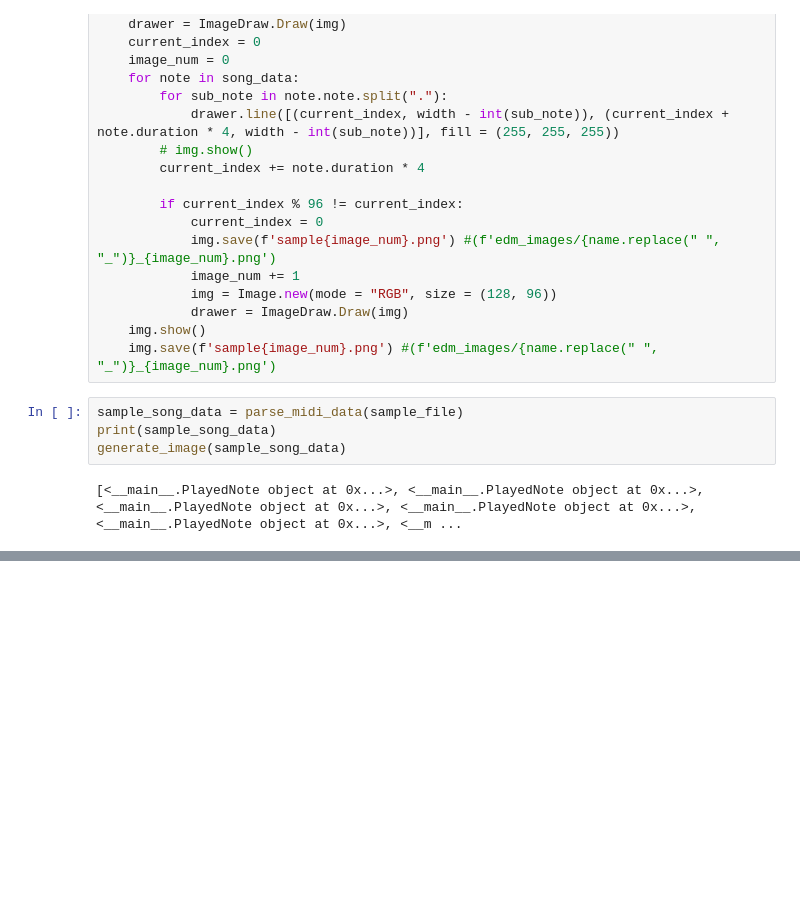
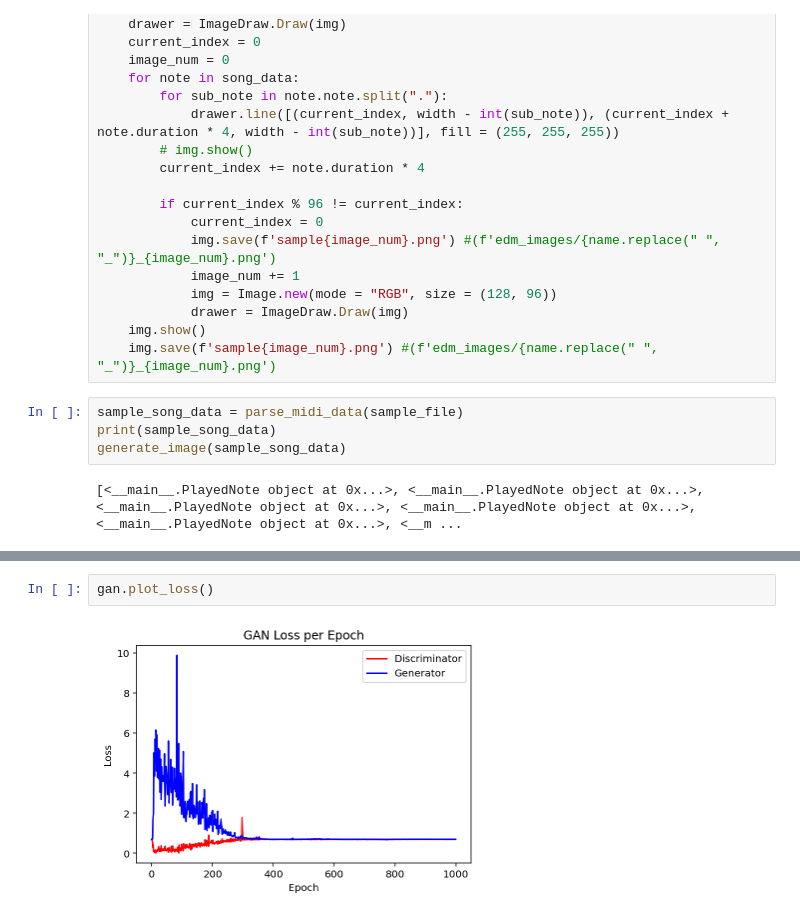
Before and after one commit to SliwinskaM/Music-Generation, a Jupyter notebook: ArtChallenge.ipynb, the cells around one changed output, grey strips where cells are left out. Drawn from its saved outputs; the diff is of its cells as text; blank space fills up the shorter version.

```diff
--- a/ArtChallenge.ipynb
+++ b/ArtChallenge.ipynb
@@ -643,0 +653,4 @@ train_ds.element_spec
+# %%
+gan.plot_loss()
+# %% [output]
+[figure, added]
```
Also changed, not shown: parts of 47 cells of this notebook.
